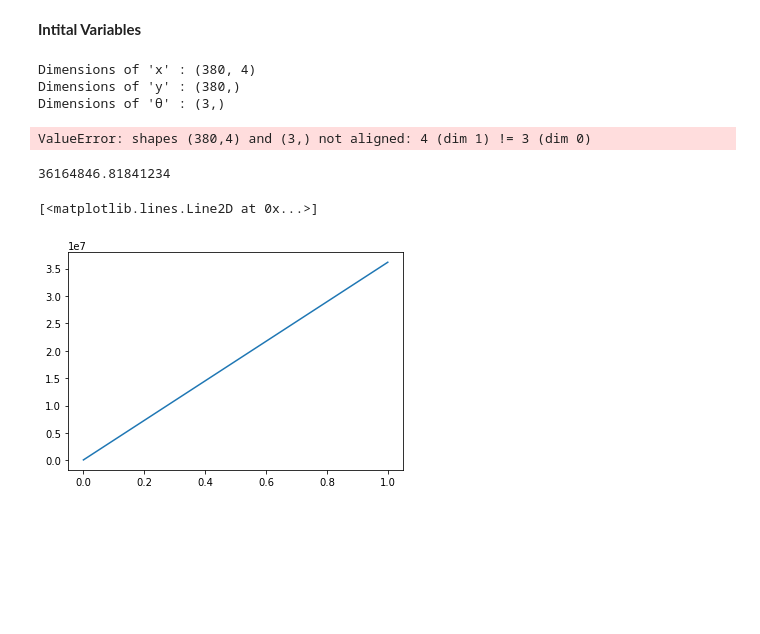
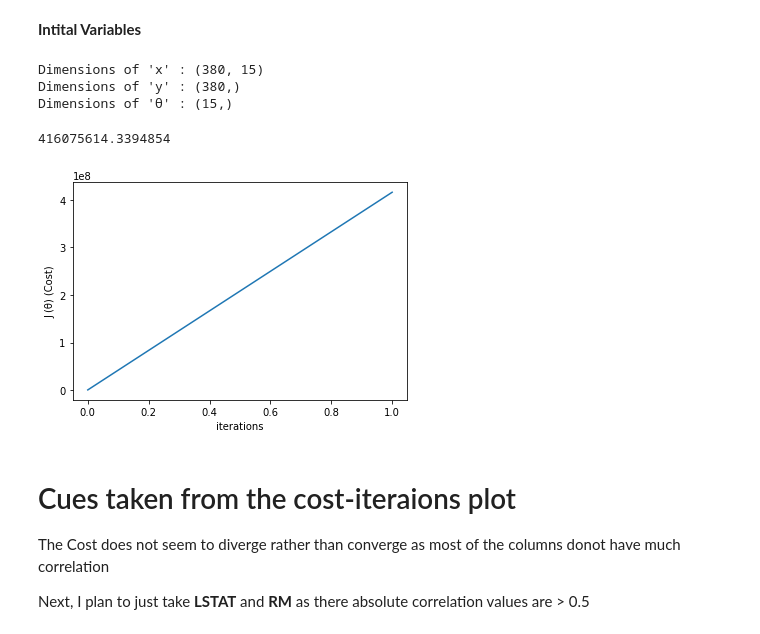
Before and after one commit to sm0223/boston_housing_prediction, a Jupyter notebook: housing_prediction.ipynb, the cells around one changed output. Cells and saved outputs as stored; diff of their text form; code cells hidden in the pictures; blank space fills up the shorter version.

Commit message:
working cost function

```diff
--- a/housing_prediction.ipynb
+++ b/housing_prediction.ipynb
@@ -116,11 +116,11 @@ co_rel
 # %% [markdown]
 **Intital Variables**
 # %%
-X = train[['RM', 'LSTAT','TAX']] # Dropping the said features
+X = train#[['RM', 'LSTAT','TAX']] # Dropping the said features
 y = train['MEDV'] #Target
 m = y.size #no of training data rows
 x = np.hstack((np.ones((m,1)), X))
-n = X.shape[1] #no. of features
+n = x.shape[1] #no. of features
 α = 0.0001   #learning rate
 θ = np.ones(n)
 # %%
@@ -128,9 +128,9 @@ print("Dimensions of 'x' :",x.shape)
 print("Dimensions of 'y' :",y.shape)
 print("Dimensions of 'θ' :",θ.shape)
 # %% [output]
-Dimensions of 'x' : (380, 4)
+Dimensions of 'x' : (380, 15)
 Dimensions of 'y' : (380,)
-Dimensions of 'θ' : (3,)
+Dimensions of 'θ' : (15,)
 # %%
 def gradient_descent(x, y, m, θ, α):
     cost_list = []   #to record all cost values to this list
@@ -149,13 +149,18 @@ def gradient_descent(x, y, m, θ, α):
     return cost_list, θ, i
 # %%
 cost_list, θ, i = gradient_descent(x, y, m, θ, α)
-# %% [output]
-ValueError: shapes (380,4) and (3,) not aligned: 4 (dim 1) != 3 (dim 0)
 # %%
 print(cost_list[-1])
-
 plt.plot(cost_list)
+plt.xlabel("iterations")
+plt.ylabel("J (θ) (Cost)")
+plt.show()
 # %% [output]
-36164846.81841234
+416075614.3394854
-[<matplotlib.lines.Line2D at 0x...>]
-[figure, old version]
+[figure, new version]
+# %% [markdown]
+# Cues taken from the cost-iteraions plot
+
+The Cost does not seem to diverge rather than converge as most of the columns donot have much correlation
+
+Next, I plan to just take **LSTAT** and **RM** as there absolute correlation values are > 0.5
```
Also changed, not shown: parts of 4 cells of this notebook.
